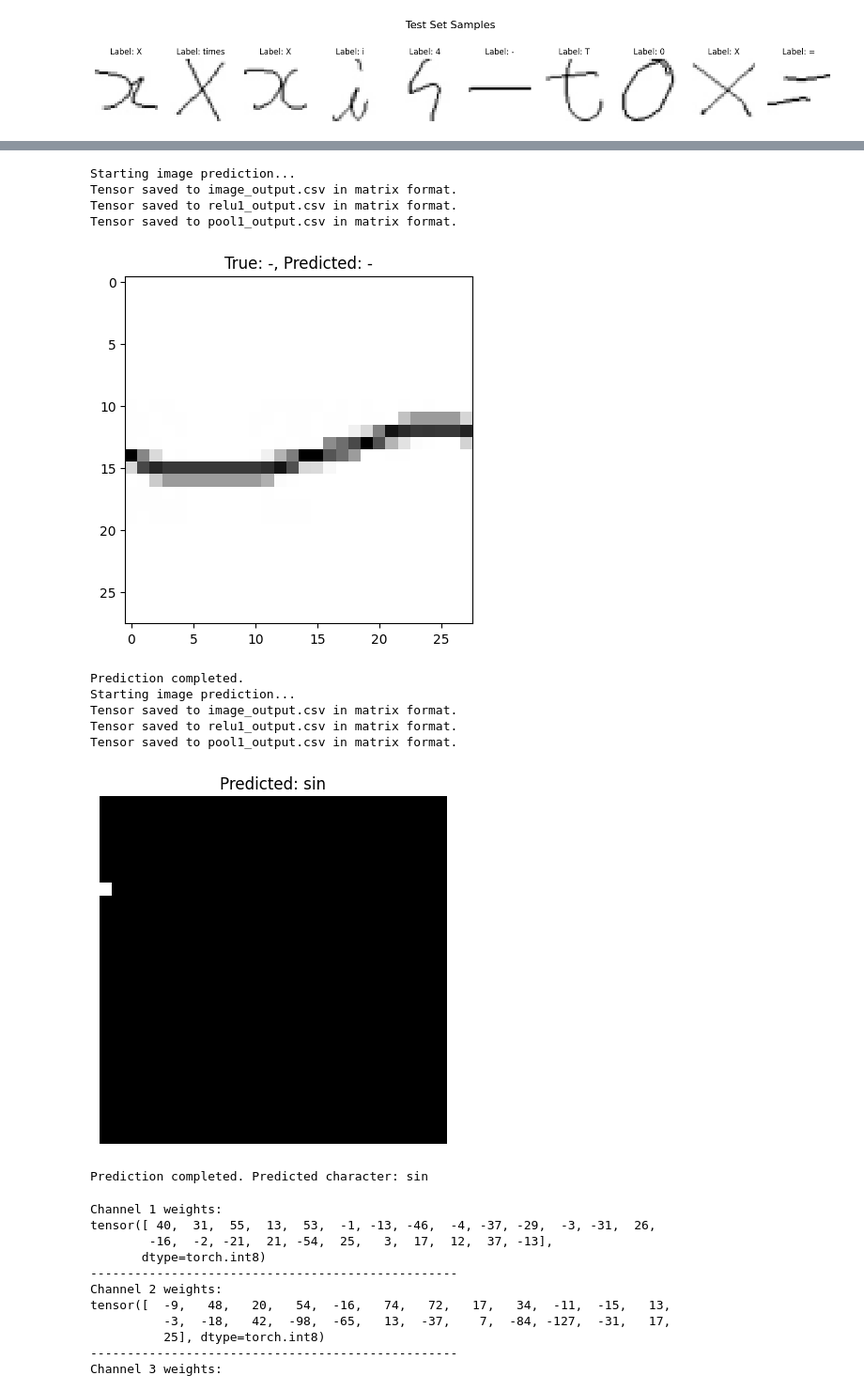
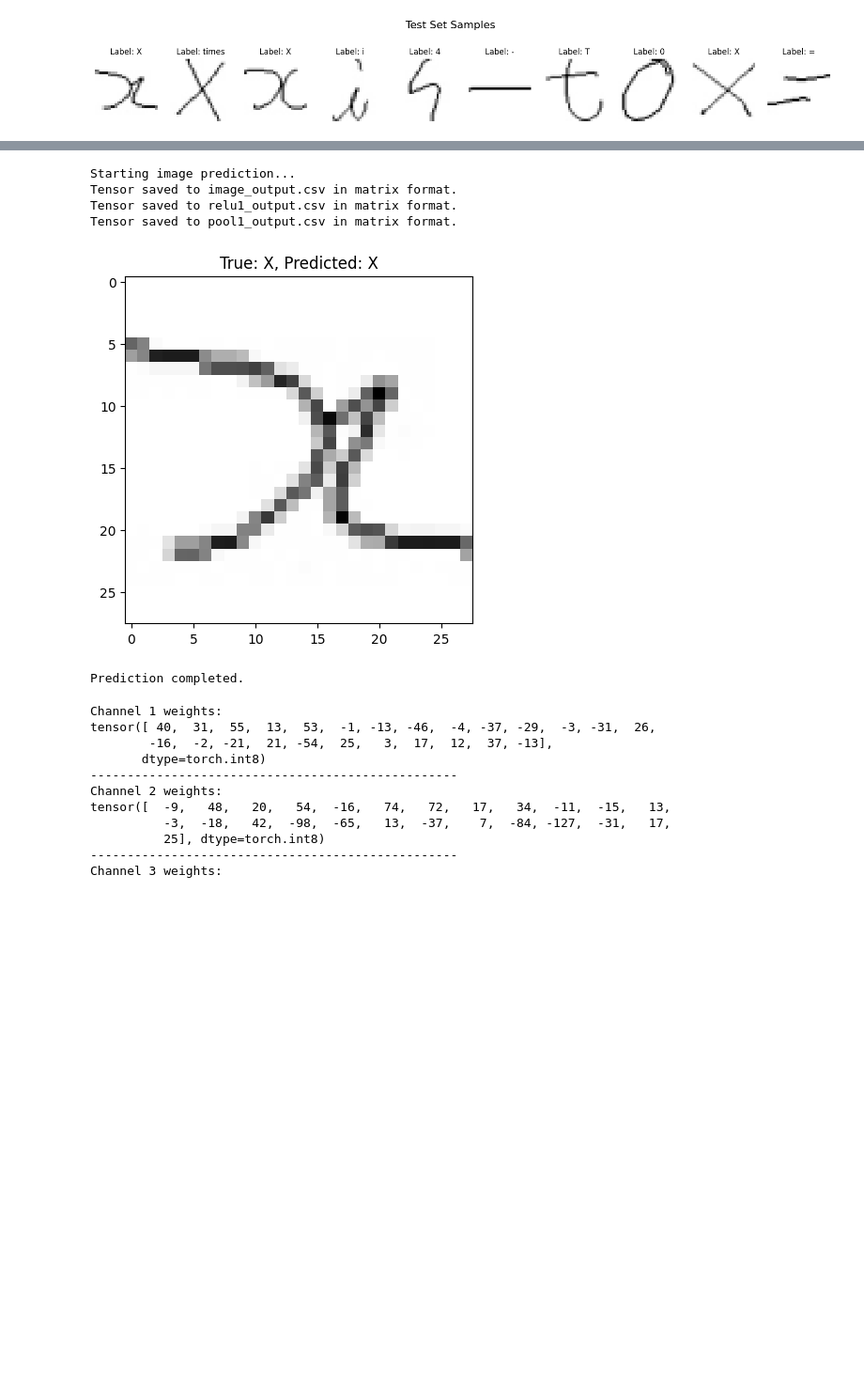
Before and after one commit to AradDruker/custom-cnn-accelerator-pynq-z2, a Jupyter notebook: LeNet5/Model.ipynb, the cells around one changed output, grey strips where cells are left out. Shown at 94% size. Cells and saved outputs as stored; diff of their text form; code cells hidden in the pictures; blank space fills up the shorter version.

```diff
--- a/LeNet5/Model.ipynb
+++ b/LeNet5/Model.ipynb
@@ -20,7 +20,7 @@ dataset_path = "D:/pynq/FinalProject/dataset"
 
 # Load dataset using ImageFolder
 dataset = ImageFolder(root=dataset_path, transform=transform)
-int_to_char = {v: k for k, v in dataset.class_to_idx.items()}
+# int_to_char = {v: k for k, v in dataset.class_to_idx.items()}
 
 # Create a mapping for labels
 label_mapping = dataset.class_to_idx
@@ -478,43 +500,37 @@ def predict_specific_image(model, device, image_path, int_to_char):
         output = model(image_tensor)
         _, predicted_label = output.max(1)
         predicted_label = predicted_label.item()
 
     # Convert label to character
     predicted_char = int_to_char[predicted_label]
 
     # Display the image with prediction
     plt.imshow(image_tensor.squeeze().cpu().numpy(), cmap="gray")
     plt.title(f"Predicted: {predicted_char}")
     plt.axis("off")
     plt.show()
 
     print(f"Prediction completed. Predicted character: {predicted_char}")
     model.print_activation = False
 
 
 # Example usage (ensure you have defined test_loader and dataset.int_to_char):
 model_path = "lenetV5.pth"  # Path to your saved quantized model
 device = torch.device("cpu")
 num_classes = 33  # Update with your number of classes
 
 model_int8, labels  = load_quantized_model_and_labels(model_path, num_classes, device)
-predict_random_image(model_int8, device, test_loader, int_to_char)
+predict_random_image(model_int8, device, test_loader, labels)
 
 # image_path = "Untitled.png"  # Path to your image file
-# predict_specific_image(model_int8, device, image_path, int_to_char)
+# predict_specific_image(model_int8, device, image_path, labels)
 # %% [output]
 Starting image prediction...
 Tensor saved to image_output.csv in matrix format.
 Tensor saved to relu1_output.csv in matrix format.
 Tensor saved to pool1_output.csv in matrix format.
-[figure, old version]
+[figure, new version]
 Prediction completed.
-Starting image prediction...
-Tensor saved to image_output.csv in matrix format.
-Tensor saved to relu1_output.csv in matrix format.
-Tensor saved to pool1_output.csv in matrix format.
-[figure, removed]
-Prediction completed. Predicted character: sin
 # %%
 # Retrieve the weights for the 'conv1' layer
 conv1_weights = model_int8.state_dict()['conv1.weight'].int_repr()
```
Also changed, not shown: parts of 1 cell of this notebook, 3 other files.
